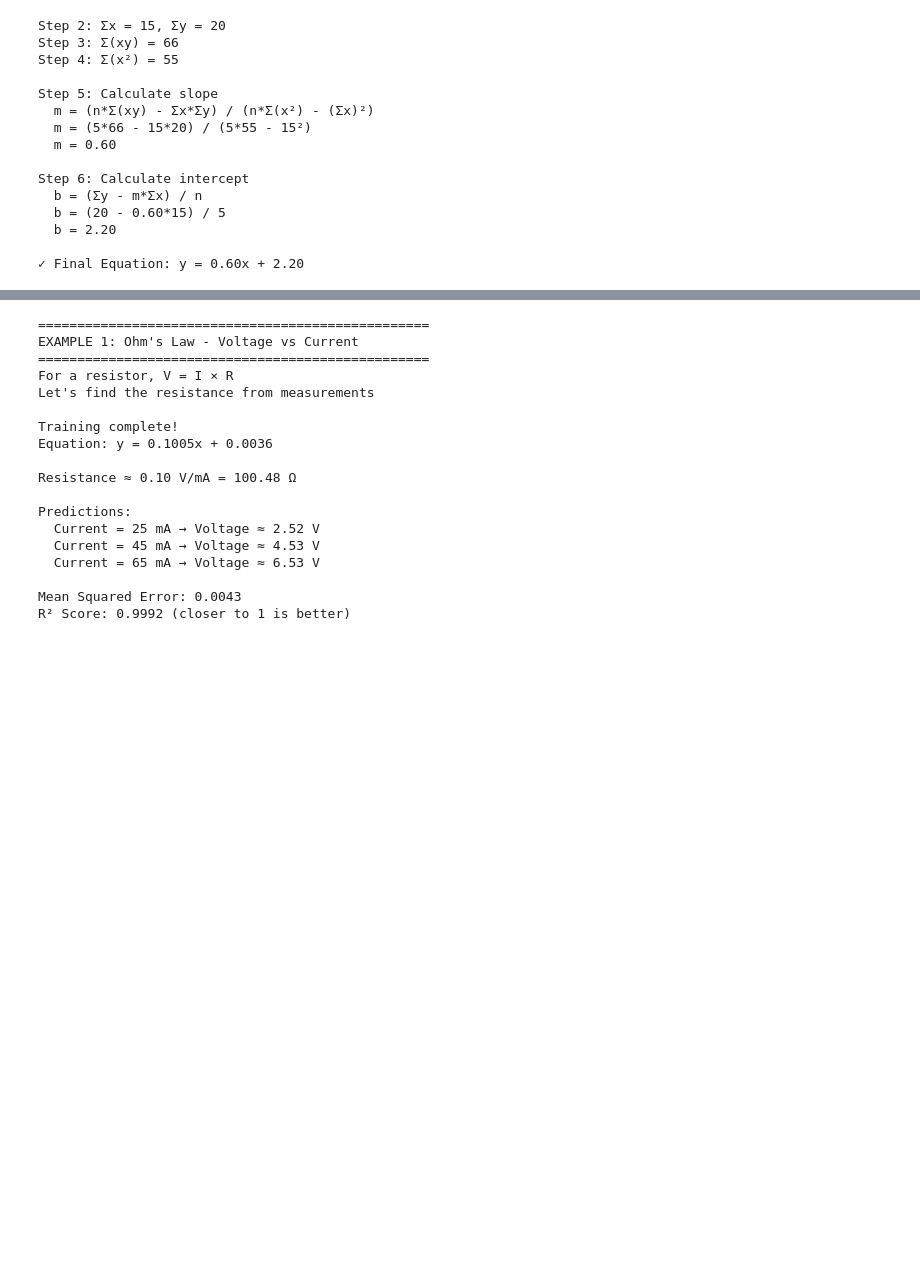
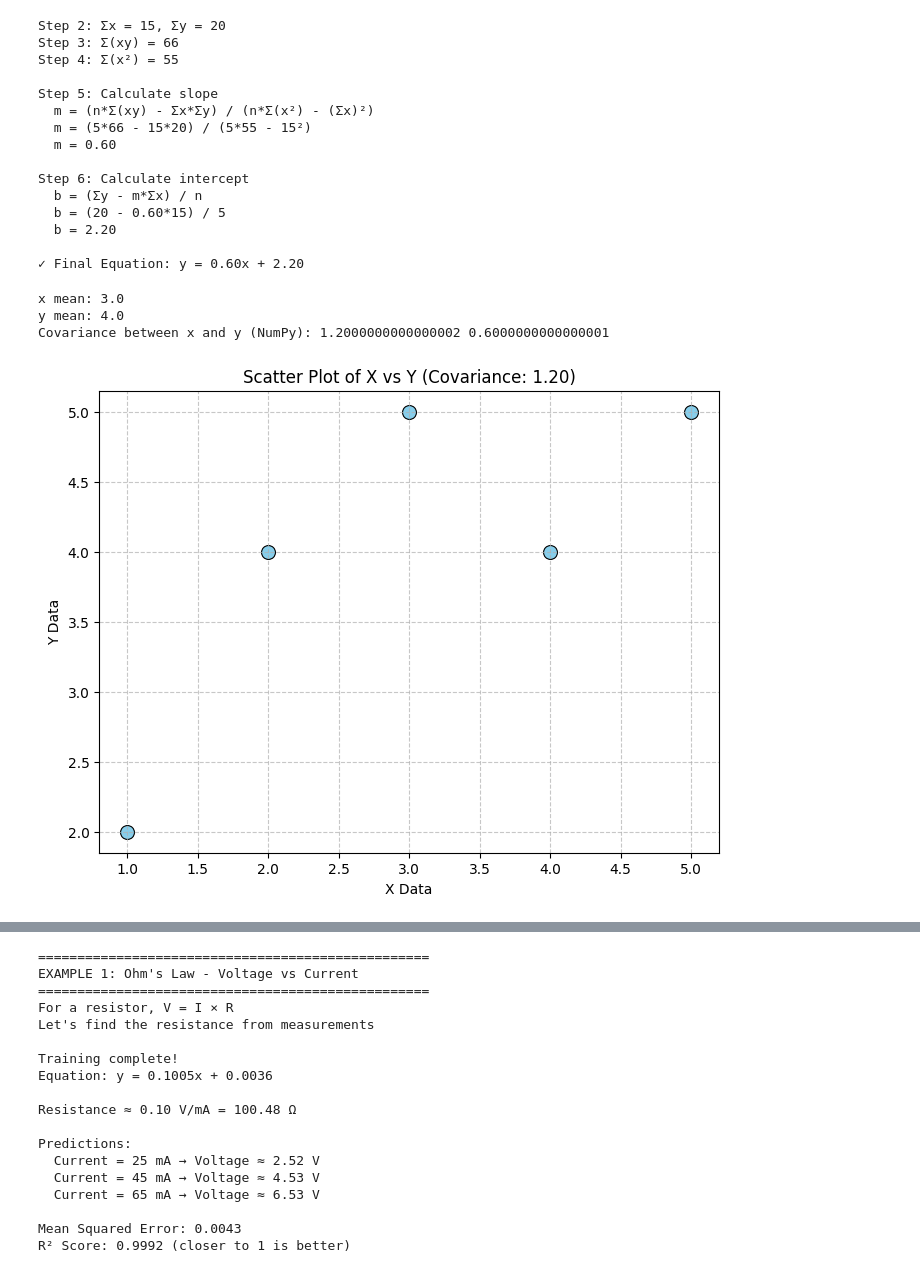
Before and after one commit to sukritipyakurel/NeuralNetwork, a Jupyter notebook: Simple_Regression_Model_BEI_AI.ipynb, the cells around one changed output, grey strips where cells are left out. Drawn from its saved outputs; the diff is of its cells as text; code cells hidden in the pictures; blank space fills up the shorter version.

```diff
--- a/Simple_Regression_Model_BEI_AI.ipynb
+++ b/Simple_Regression_Model_BEI_AI.ipynb
@@ -70,6 +70,38 @@ Step 6: Calculate intercept
   b = 2.20
 
 ✓ Final Equation: y = 0.60x + 2.20
+# %%
+import numpy as np
+
+x_mean = np.mean(x)
+y_mean = np.mean(y)
+
+print(f"x mean: {x_mean}")
+print(f"y mean: {y_mean}")
+
+# Using the x and y data defined previously
+covariance_xy = np.cov(x, y,bias = True)[0, 1] # Extract the covariance between x and y
+
+w = np.cov(x, y, bias=True)[0, 1]/np.var(x)
+
+print(f"Covariance between x and y (NumPy):", covariance_xy, w)
+# %% [output]
+x mean: 3.0
+y mean: 4.0
+Covariance between x and y (NumPy): 1.2000000000000002 0.6000000000000001
+# %%
+import matplotlib.pyplot as plt
+import seaborn as sns
+
+plt.figure(figsize=(8, 6))
+sns.scatterplot(x=x, y=y, s=100, color='skyblue', edgecolor='black')
+plt.title(f'Scatter Plot of X vs Y (Covariance: {covariance_xy:.2f})')
+plt.xlabel('X Data')
+plt.ylabel('Y Data')
+plt.grid(True, linestyle='--', alpha=0.7)
+plt.show()
+# %% [output]
+[figure, added]
 # %%
 import matplotlib.pyplot as plt
 import seaborn as sns
```
Also changed, not shown: parts of 1 cell of this notebook.
